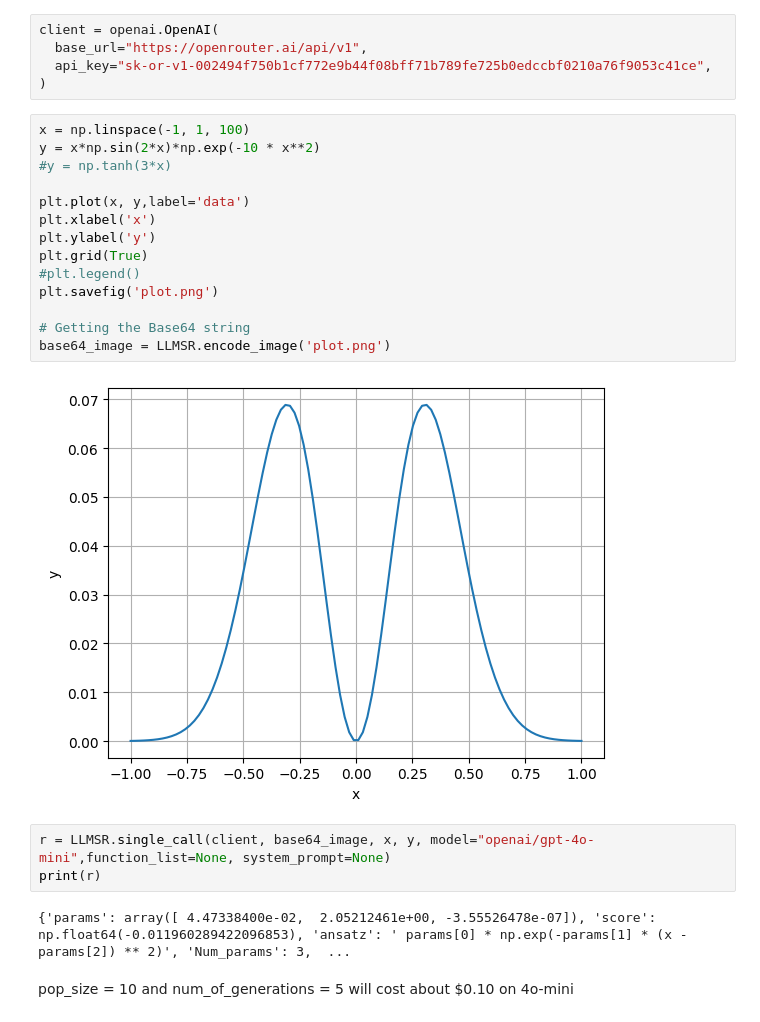
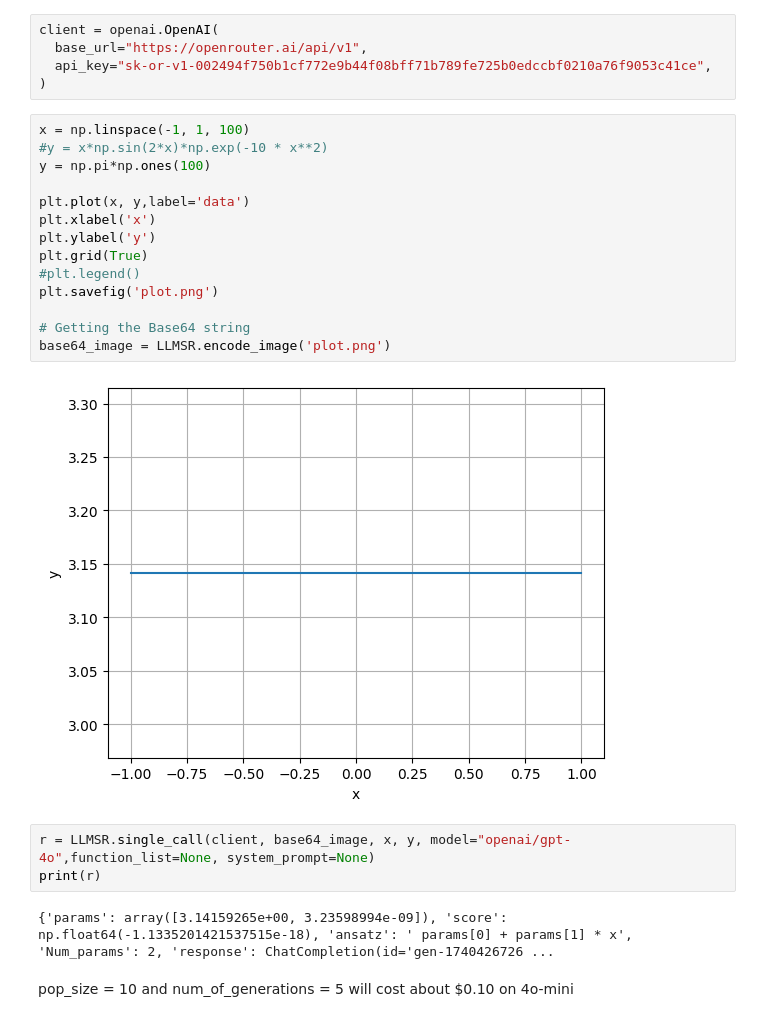
Before and after one commit to harveyThomas4692/llmlex, a Jupyter notebook: Example/testing_area.ipynb, the cells around one changed output. Drawn from its saved outputs; the diff is of its cells as text.

Commit message:
Change to initial function
This now makes the initial guess function the constant function. It also fits to that edge case

```diff
--- a/Example/testing_area.ipynb
+++ b/Example/testing_area.ipynb
@@ -11,25 +11,25 @@ client = openai.OpenAI(
 )
 # %%
 x = np.linspace(-1, 1, 100)
-y = x*np.sin(2*x)*np.exp(-10 * x**2)
-#y = np.tanh(3*x)
+#y = x*np.sin(2*x)*np.exp(-10 * x**2)
+y = np.pi*np.ones(100)
 
 plt.plot(x, y,label='data')
 plt.xlabel('x')
 plt.ylabel('y')
 plt.grid(True)
 #plt.legend()
 plt.savefig('plot.png')
 
 # Getting the Base64 string
 base64_image = LLMSR.encode_image('plot.png')
 # %% [output]
-[figure, old version]
+[figure, new version]
 # %%
-r = LLMSR.single_call(client, base64_image, x, y, model="openai/gpt-4o-mini",function_list=None, system_prompt=None)
+r = LLMSR.single_call(client, base64_image, x, y, model="openai/gpt-4o",function_list=None, system_prompt=None)
 print(r)
 # %% [output]
-{'params': array([ 4.47338400e-02,  2.05212461e+00, -3.55526478e-07]), 'score': np.float64(-0.011960289422096853), 'ansatz': ' params[0] * np.exp(-params[1] * (x - params[2]) ** 2)', 'Num_params': 3,  ...
+{'params': array([3.14159265e+00, 3.23598994e-09]), 'score': np.float64(-1.1335201421537515e-18), 'ansatz': ' params[0] + params[1] * x', 'Num_params': 2, 'response': ChatCompletion(id='gen-1740426726 ...
 # %% [markdown]
 pop_size = 10 and num_of_generations = 5 will cost about $0.10 on 4o-mini
 # %%
```
Also changed, not shown: parts of 6 cells of this notebook, 17 other files.
